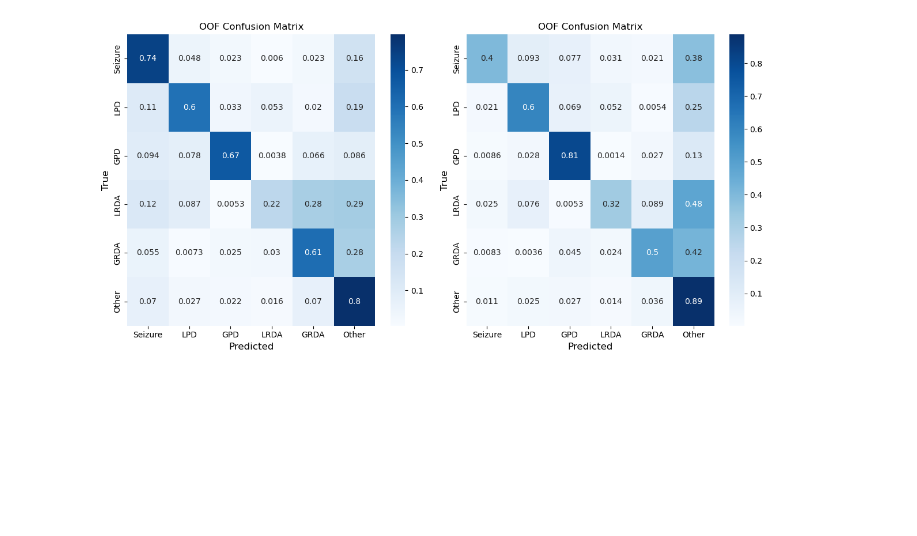
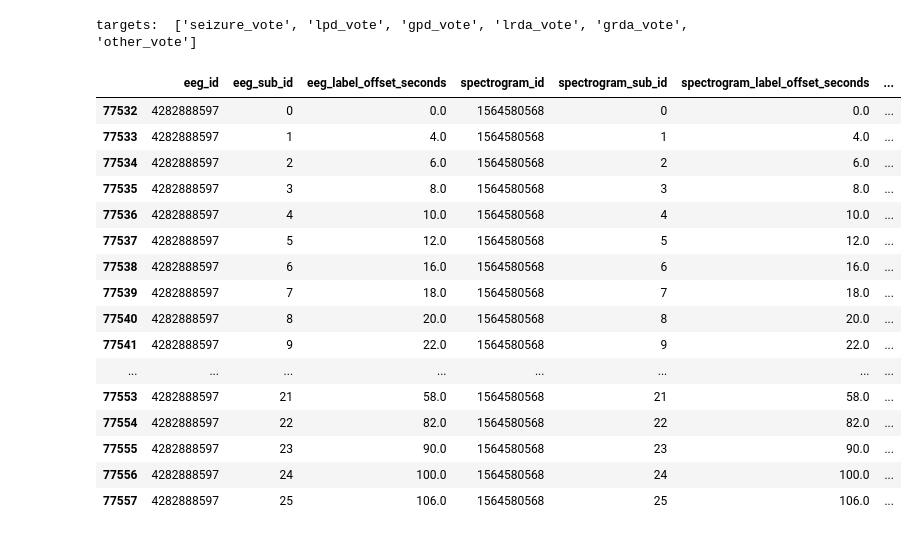
Before and after one commit to AzimuthLI/kaggle_hms, a Jupyter notebook: EDA_Data_Split.ipynb, the cells around one changed output. Saved outputs shown, nothing was run; the diff lists cells and outputs as text; code cells hidden in the pictures; blank space fills up the shorter version.

Commit message:
some exploratory data analysis and resetnet models

```diff
--- a/EDA_Data_Split.ipynb
+++ b/EDA_Data_Split.ipynb
@@ -9,14 +9,13 @@ import numpy as np
 import pandas as pd
 from pathlib import Path
 import matplotlib.pyplot as plt
-
-from scipy.stats import entropy
 from scipy.special import rel_entr
 
-from scipy.signal import butter, sosfilt
-import random
+from engine_hms_model import (
+    KagglePaths, LocalPaths, ModelConfig
+)
 
 pd.set_option('display.max_columns', None)
 
-from engine_hms_trainer import *
-from engine_hms_model import JobConfig, ModelConfig
+PATHS = KagglePaths if os.path.exists(KagglePaths.OUTPUT_DIR) else LocalPaths
+print("Output Dir: ", PATHS.OUTPUT_DIR)
@@ -124,22 +24,16 @@ def calc_confusion_matrix(oof_df):
-# %%
-oof_dir = "./outputs/ENet_b2_xymasking_remove_less"
-
-oof_df_1 = pd.read_csv(f"{oof_dir}/ENet_b2_xymasking_remove_less_oof_1.csv")
-cm_1, oof_df_1 = calc_confusion_matrix(oof_df_1)
-
-oof_df_2 = pd.read_csv(f"{oof_dir}/ENet_b2_xymasking_remove_less_oof_2.csv")
-cm_2, oof_df_2 = calc_confusion_matrix(oof_df_2)
-
-fig, axes = plt.subplots(1, 2, figsize=(12, 6))
-sns.heatmap(cm_1, annot=True, cmap='Blues', xticklabels=TARGET2ID.keys(), yticklabels=TARGET2ID.keys(), ax=axes[0])
-sns.heatmap(cm_2, annot=True, cmap='Blues', xticklabels=TARGET2ID.keys(), yticklabels=TARGET2ID.keys(), ax=axes[1])
-
-for ax in axes:
-    ax.set_xlabel('Predicted', fontsize=12)
-    ax.set_ylabel('True', fontsize=12)
-    ax.set_title('OOF Confusion Matrix', fontsize=12)
-
-fig.tight_layout()
-plt.show()
-# %% [output]
-[figure, removed]
+# %%
+train_csv = pd.read_csv(PATHS.TRAIN_CSV)
+targets = train_csv.columns[-6:]
+
+print("targets: ", targets.to_list())
+
+train_csv['total_votes'] = train_csv[targets].sum(axis=1)
+
+targets_prob = [f"{t.split('_')[0]}_prob" for t in targets]
+train_csv[targets_prob] = train_csv[targets].div(train_csv['total_votes'], axis=0)
+
+train_csv['entropy'] = train_csv[targets_prob].apply(lambda row: sum(rel_entr([1/6]*6, row.values+1e-5)), axis=1)
+
+train_csv['is_hard'] = (train_csv['entropy'] < 5.5).astype(int)
+# %% [output]
+targets:  ['seizure_vote', 'lpd_vote', 'gpd_vote', 'lrda_vote', 'grda_vote', 'other_vote']
@@ -145,0 +68,20 @@ plt.show()
+# %%
+train_csv[train_csv['eeg_id']==4282888597]#[['eeg_id', 'spectrogram_id', 'spectrogram_label_offset_seconds', 'expert_consensus', 'is_hard', 'entropy', 'total_votes'] + tgt_list ]
+# %% [output]
+|  | eeg_id | eeg_sub_id | eeg_label_offset_seconds | spectrogram_id | spectrogram_sub_id | spectrogram_label_offset_seconds | ... |
+| 77532 | 4282888597 | 0 | 0.0 | 1564580568 | 0 | 0.0 | ... |
+| 77533 | 4282888597 | 1 | 4.0 | 1564580568 | 1 | 4.0 | ... |
+| 77534 | 4282888597 | 2 | 6.0 | 1564580568 | 2 | 6.0 | ... |
+| 77535 | 4282888597 | 3 | 8.0 | 1564580568 | 3 | 8.0 | ... |
+| 77536 | 4282888597 | 4 | 10.0 | 1564580568 | 4 | 10.0 | ... |
+| 77537 | 4282888597 | 5 | 12.0 | 1564580568 | 5 | 12.0 | ... |
+| 77538 | 4282888597 | 6 | 16.0 | 1564580568 | 6 | 16.0 | ... |
+| 77539 | 4282888597 | 7 | 18.0 | 1564580568 | 7 | 18.0 | ... |
+| 77540 | 4282888597 | 8 | 20.0 | 1564580568 | 8 | 20.0 | ... |
+| 77541 | 4282888597 | 9 | 22.0 | 1564580568 | 9 | 22.0 | ... |
+| ... | ... | ... | ... | ... | ... | ... | ... |
+| 77553 | 4282888597 | 21 | 58.0 | 1564580568 | 21 | 58.0 | ... |
+| 77554 | 4282888597 | 22 | 82.0 | 1564580568 | 22 | 82.0 | ... |
+| 77555 | 4282888597 | 23 | 90.0 | 1564580568 | 23 | 90.0 | ... |
+| 77556 | 4282888597 | 24 | 100.0 | 1564580568 | 24 | 100.0 | ... |
+| 77557 | 4282888597 | 25 | 106.0 | 1564580568 | 25 | 106.0 | ... |
```
Also changed, not shown: parts of 21 cells of this notebook, 6 other files.
